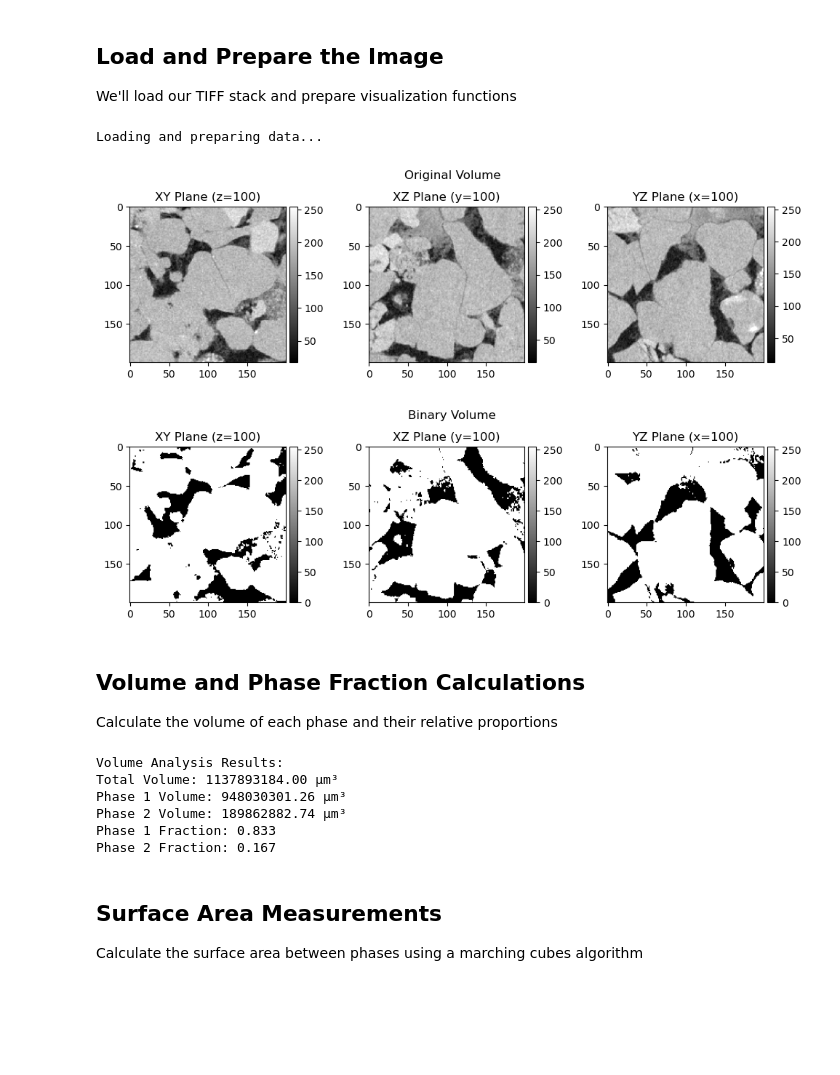
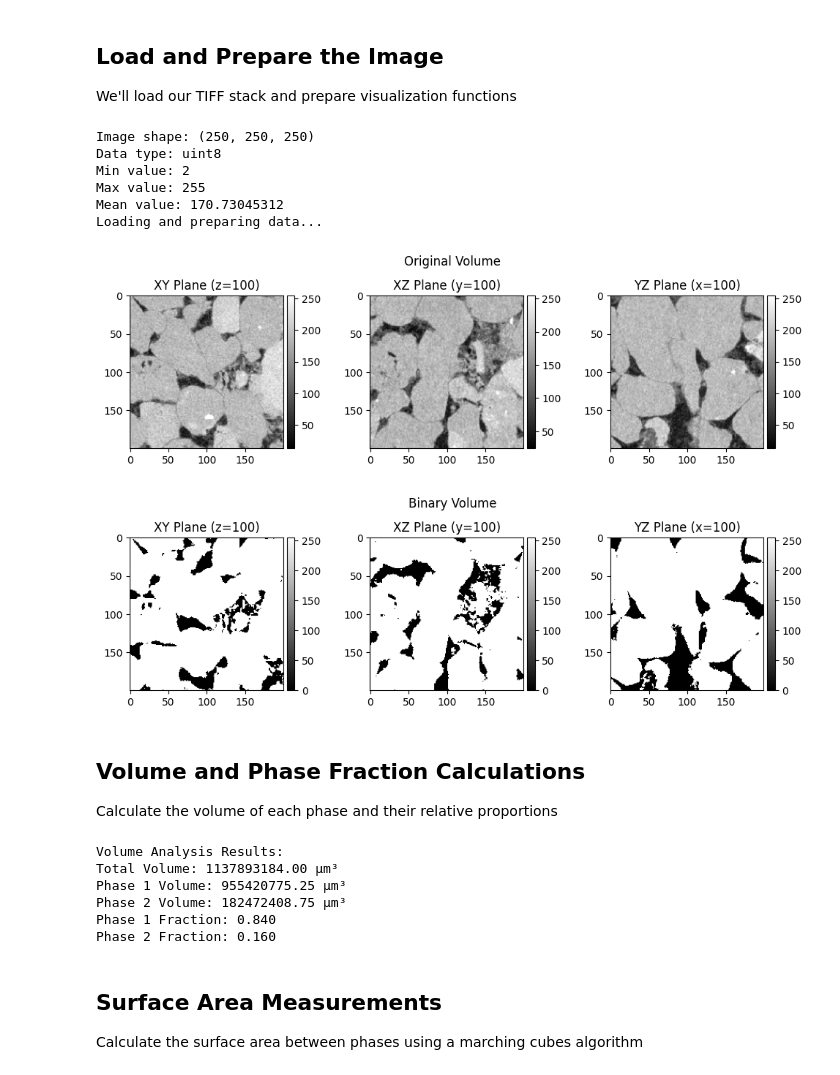
Before and after one commit to ArashRabbani/Py3DImage, a Jupyter notebook: P3.ipynb, the cells around one changed output. Drawn from its saved outputs; the diff is of its cells as text; code cells hidden in the pictures; blank space fills up the shorter version.

```diff
--- a/P3.ipynb
+++ b/P3.ipynb
@@ -31,7 +34,35 @@ import time
 ## Load and Prepare the Image
 We'll load our TIFF stack and prepare visualization functions
 # %%
+image_path = 'cropped_250.tif'
+image_url = 'https://github.com/ArashRabbani/Py3DImage/raw/fb8c73c183ad7920fc6ff377131add790bf825d6/cropped_250.tif'
+
+if not os.path.exists(image_path):
+    response = requests.get(image_url)
+
+    if 'blob' in image_url:
+        parsed_url = urlparse(image_url)
+        raw_url = f"https://raw.githubusercontent.com{parsed_url.path.replace('/blob/', '/')}"
+        response = requests.get(raw_url)
+
+    if response.status_code == 200:
+        with open(image_path, 'wb') as f:
+            f.write(response.content)
+
+try:
+    image_3d = tifffile.imread(image_path)
+
+    print(f"Image shape: {image_3d.shape}")
+    print(f"Data type: {image_3d.dtype}")
+    print(f"Min value: {image_3d.min()}")
+    print(f"Max value: {image_3d.max()}")
+    print(f"Mean value: {image_3d.mean()}")
+
+except Exception as e:
+    print(f"Error loading the image: {e}")
+# 2D Slice Visualization
 def plot_2d_slices(volume, title="2D Slices Visualization"):
+    # Get central slices
     z_slice = volume.shape[0] // 2
     y_slice = volume.shape[1] // 2
     x_slice = volume.shape[2] // 2
@@ -52,36 +83,41 @@ def plot_2d_slices(volume, title="2D Slices Visualization"):
     cax = divider.append_axes("right", size="5%", pad=0.05)
     plt.colorbar(im2, cax=cax)
 
     # YZ plane
     im3 = ax3.imshow(volume[:, :, x_slice], cmap='gray')
     ax3.set_title(f'YZ Plane (x={x_slice})')
     divider = make_axes_locatable(ax3)
     cax = divider.append_axes("right", size="5%", pad=0.05)
     plt.colorbar(im3, cax=cax)
 
     plt.suptitle(title)
     plt.tight_layout()
     return fig
 
 # Load and threshold the image
 print("Loading and preparing data...")
-image_path = '200-500-8bits.tif'
+image_path = 'cropped_250.tif'
 image_3d = tifffile.imread(image_path)
 image_3d = image_3d[:200, :200, :200]  # Crop for faster processing
 
 # Apply Otsu thresholding
 thresh = filters.threshold_otsu(image_3d)
 binary = image_3d > thresh
 
 # Display original and binary images
 plot_2d_slices(image_3d, "Original Volume")
 plt.show()
 plot_2d_slices(binary.astype(np.uint8) * 255, "Binary Volume")
 plt.show()
 # %% [output]
+Image shape: (250, 250, 250)
+Data type: uint8
+Min value: 2
+Max value: 255
+Mean value: 170.73045312
 Loading and preparing data...
-[figure, old version]
+[figure, new version]
-[figure, old version]
+[figure, new version]
 # %% [markdown]
 ## Volume and Phase Fraction Calculations
 Calculate the volume of each phase and their relative proportions
@@ -124,10 +160,10 @@ print(f"Phase 2 Fraction: {results['phase2_fraction']:.3f}")
 # %% [output]
 Volume Analysis Results:
 Total Volume: 1137893184.00 μm³
-Phase 1 Volume: 948030301.26 μm³
-Phase 2 Volume: 189862882.74 μm³
-Phase 1 Fraction: 0.833
-Phase 2 Fraction: 0.167
+Phase 1 Volume: 955420775.25 μm³
+Phase 2 Volume: 182472408.75 μm³
+Phase 1 Fraction: 0.840
+Phase 2 Fraction: 0.160
 # %% [markdown]
 ## Surface Area Measurements
 Calculate the surface area between phases using a marching cubes algorithm
```
Also changed, not shown: parts of 3 cells of this notebook.
